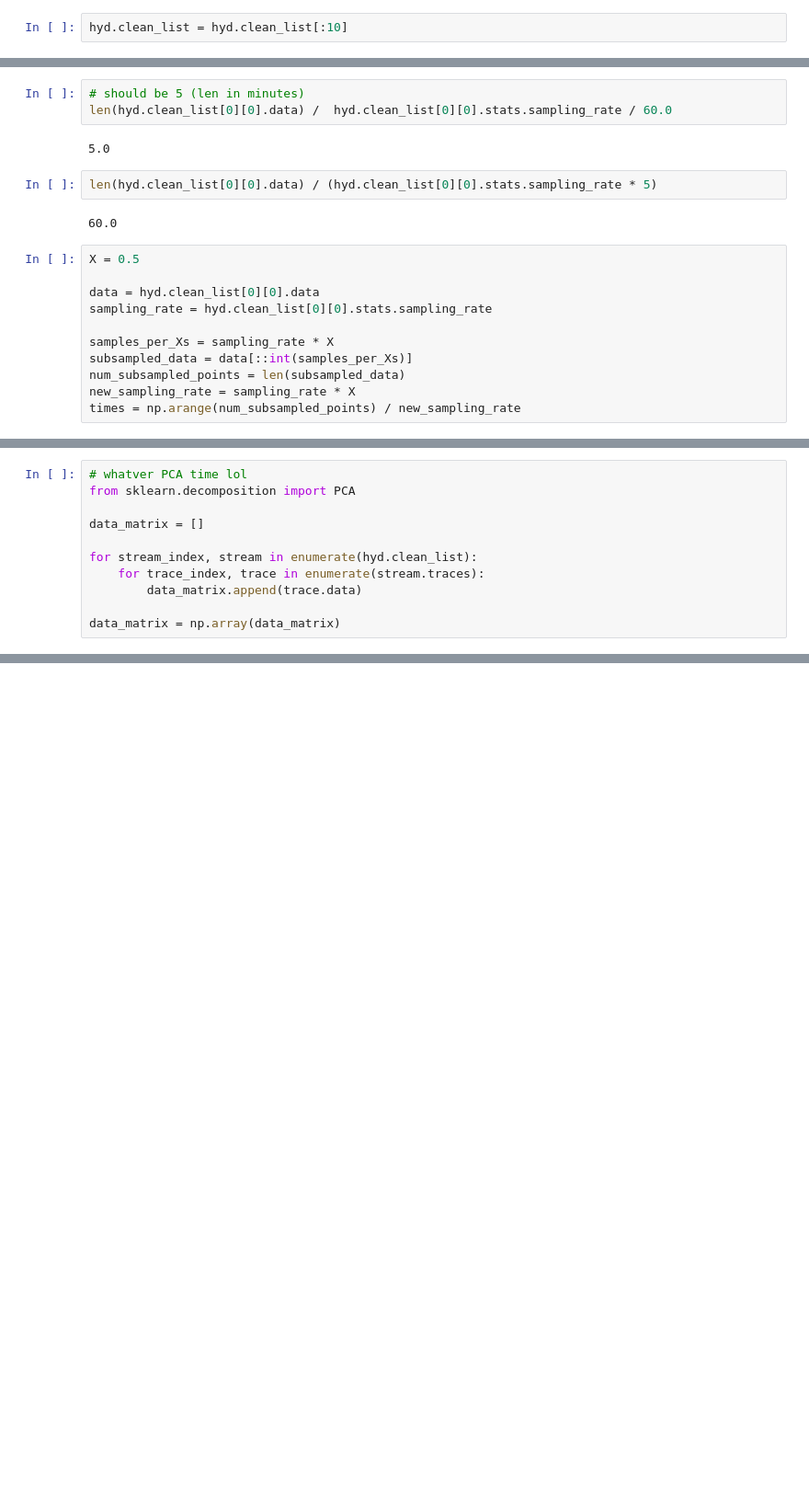
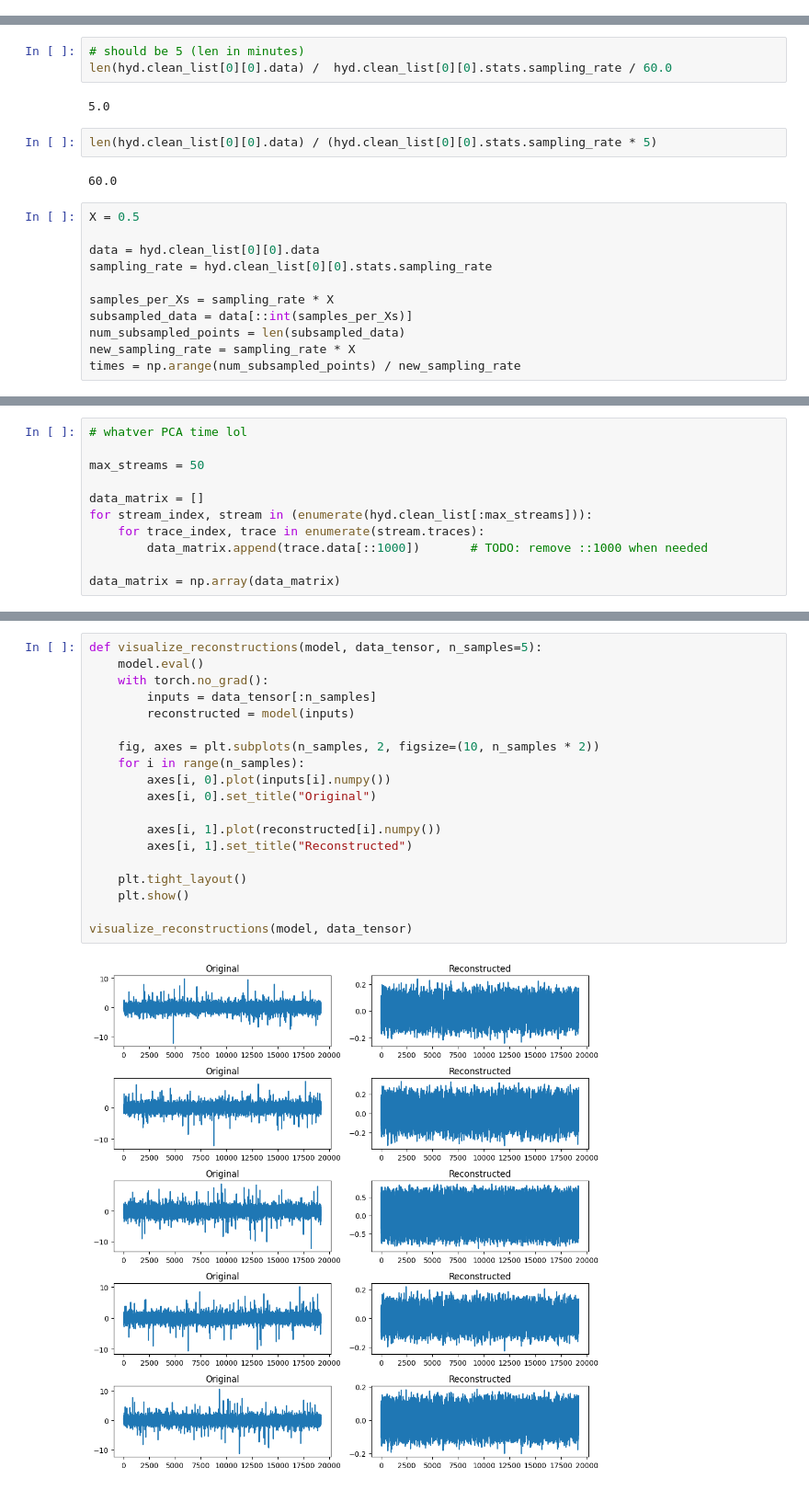
Before and after one commit to crasgaitis/moby_data, a Jupyter notebook: raw_data/63_faster_spectrogram copy.ipynb, the cells around one changed output, grey strips where cells are left out. Shown at 92% size. Drawn from its saved outputs; the diff is of its cells as text; blank space fills up the shorter version.

```diff
--- a/raw_data/63_faster_spectrogram copy.ipynb
+++ b/raw_data/63_faster_spectrogram copy.ipynb
@@ -47,2 +54,0 @@ hyd_org = hyd
-# %%
-hyd.clean_list = hyd.clean_list[:10]
@@ -262,11 +412,0 @@ plt.show()
-# %%
-# whatver PCA time lol
-from sklearn.decomposition import PCA
-
-data_matrix = []
-
-for stream_index, stream in enumerate(hyd.clean_list):
-    for trace_index, trace in enumerate(stream.traces):
-        data_matrix.append(trace.data)
-
-data_matrix = np.array(data_matrix)
@@ -276,0 +417,11 @@ data_matrix.shape
+# %%
+# whatver PCA time lol
+
+max_streams = 50
+
+data_matrix = []
+for stream_index, stream in (enumerate(hyd.clean_list[:max_streams])):
+    for trace_index, trace in enumerate(stream.traces):
+        data_matrix.append(trace.data[::1000])       # TODO: remove ::1000 when needed
+
+data_matrix = np.array(data_matrix)
@@ -276,0 +521,21 @@ data_matrix.shape
+# %%
+def visualize_reconstructions(model, data_tensor, n_samples=5):
+    model.eval()
+    with torch.no_grad():
+        inputs = data_tensor[:n_samples]
+        reconstructed = model(inputs)
+
+    fig, axes = plt.subplots(n_samples, 2, figsize=(10, n_samples * 2))
+    for i in range(n_samples):
+        axes[i, 0].plot(inputs[i].numpy())
+        axes[i, 0].set_title("Original")
+
+        axes[i, 1].plot(reconstructed[i].numpy())
+        axes[i, 1].set_title("Reconstructed")
+
+    plt.tight_layout()
+    plt.show()
+
+visualize_reconstructions(model, data_tensor)
+# %% [output]
+[figure, added]
```
Also changed, not shown: parts of 33 cells of this notebook, 4 other files.
